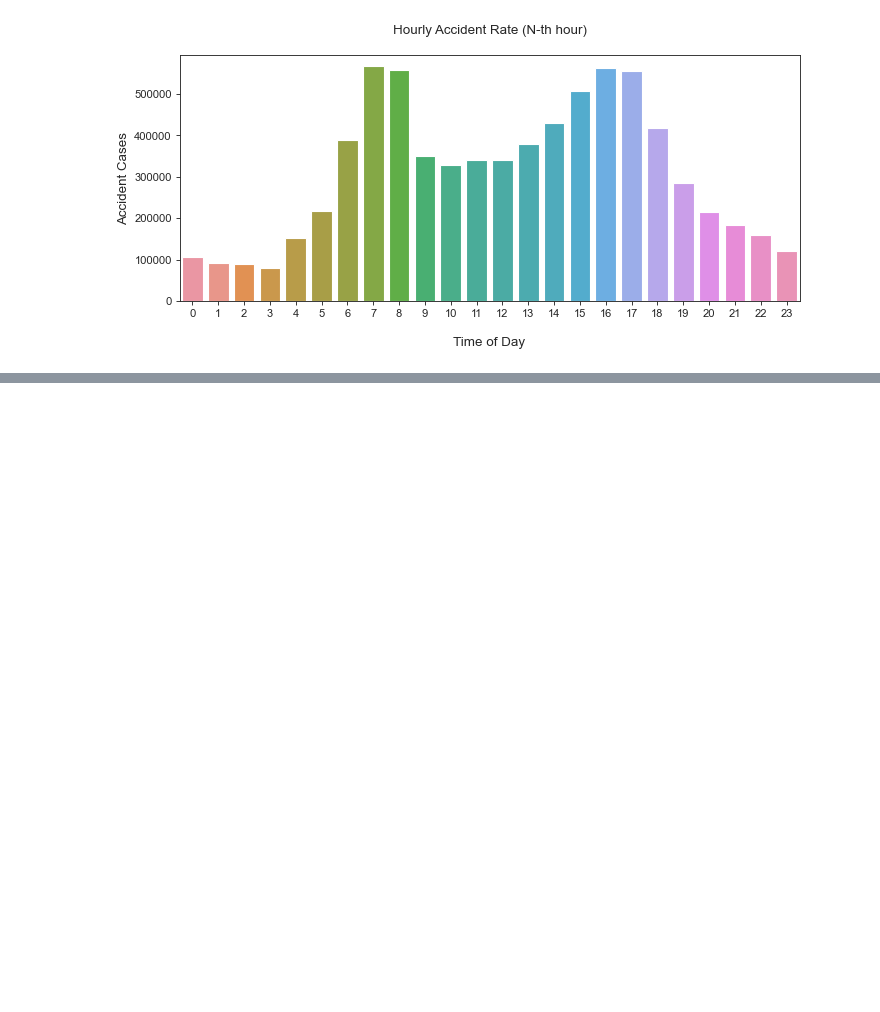
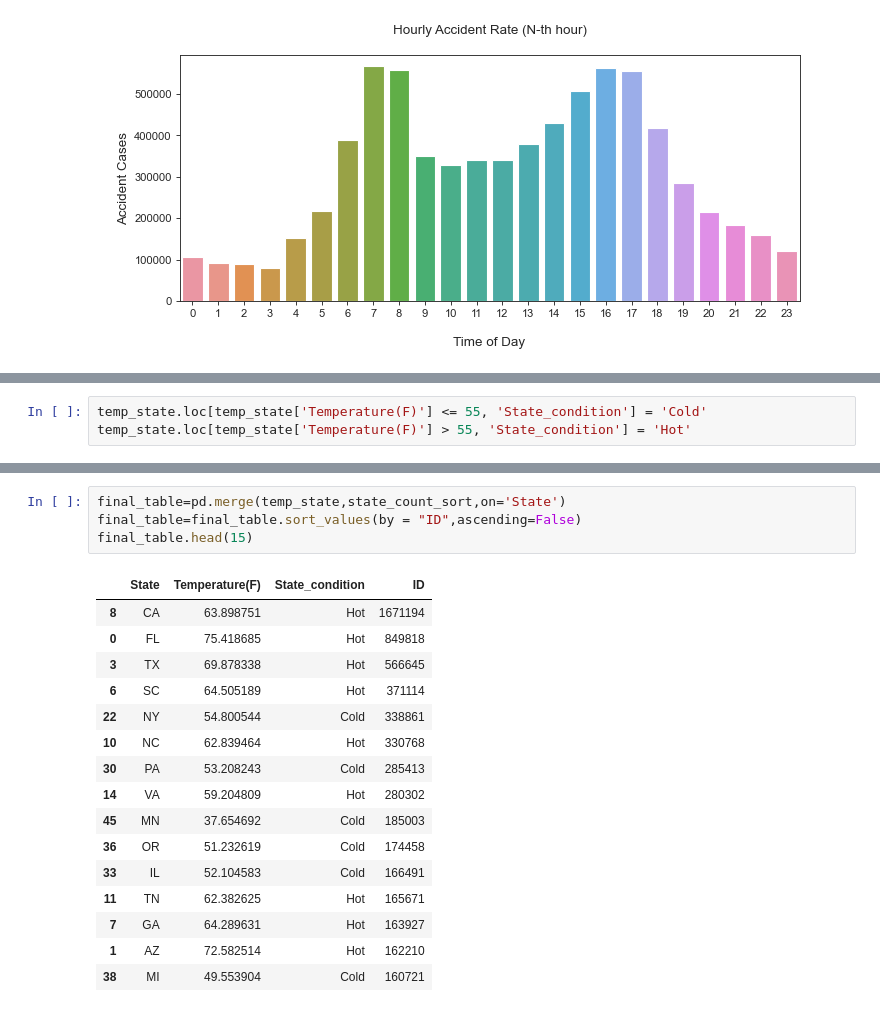
Before and after one commit to AbhirupB/Road-accidents-ML, a Jupyter notebook: EDA and training.ipynb, the cells around one changed output, grey strips where cells are left out. Saved outputs shown, nothing was run; the diff lists cells and outputs as text; blank space fills up the shorter version.

```diff
--- a/EDA and training.ipynb
+++ b/EDA and training.ipynb
@@ -501,0 +551,3 @@ df_copy.head()
+# %%
+temp_state.loc[temp_state['Temperature(F)'] <= 55, 'State_condition'] = 'Cold'
+temp_state.loc[temp_state['Temperature(F)'] > 55, 'State_condition'] = 'Hot'
@@ -501,0 +577,21 @@ df_copy.head()
+# %%
+final_table=pd.merge(temp_state,state_count_sort,on='State')
+final_table=final_table.sort_values(by = "ID",ascending=False)
+final_table.head(15)
+# %% [output]
+|  | State | Temperature(F) | State_condition | ID |
+| 8 | CA | 63.898751 | Hot | 1671194 |
+| 0 | FL | 75.418685 | Hot | 849818 |
+| 3 | TX | 69.878338 | Hot | 566645 |
+| 6 | SC | 64.505189 | Hot | 371114 |
+| 22 | NY | 54.800544 | Cold | 338861 |
+| 10 | NC | 62.839464 | Hot | 330768 |
+| 30 | PA | 53.208243 | Cold | 285413 |
+| 14 | VA | 59.204809 | Hot | 280302 |
+| 45 | MN | 37.654692 | Cold | 185003 |
+| 36 | OR | 51.232619 | Cold | 174458 |
+| 33 | IL | 52.104583 | Cold | 166491 |
+| 11 | TN | 62.382625 | Hot | 165671 |
+| 7 | GA | 64.289631 | Hot | 163927 |
+| 1 | AZ | 72.582514 | Hot | 162210 |
+| 38 | MI | 49.553904 | Cold | 160721 |
```
Also changed, not shown: parts of 21 cells of this notebook.
